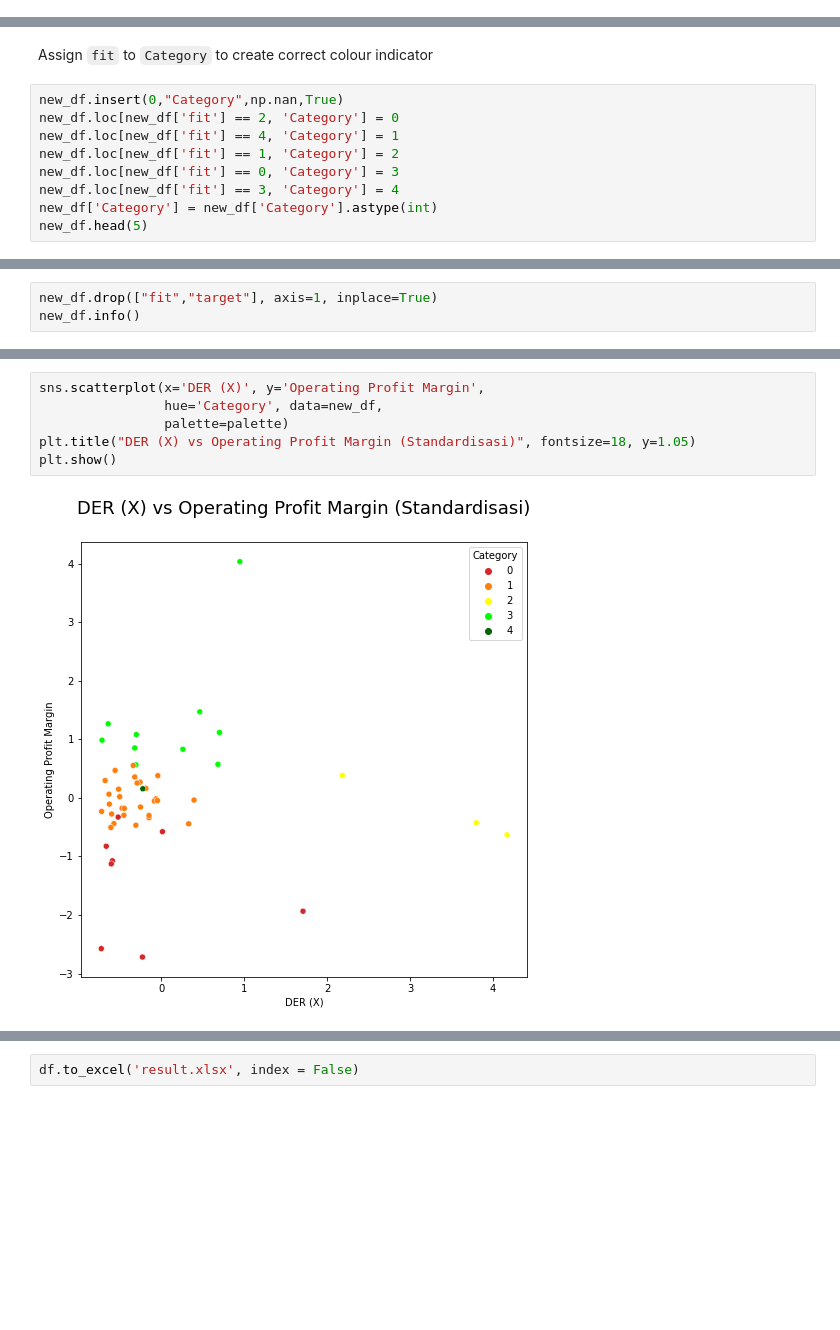
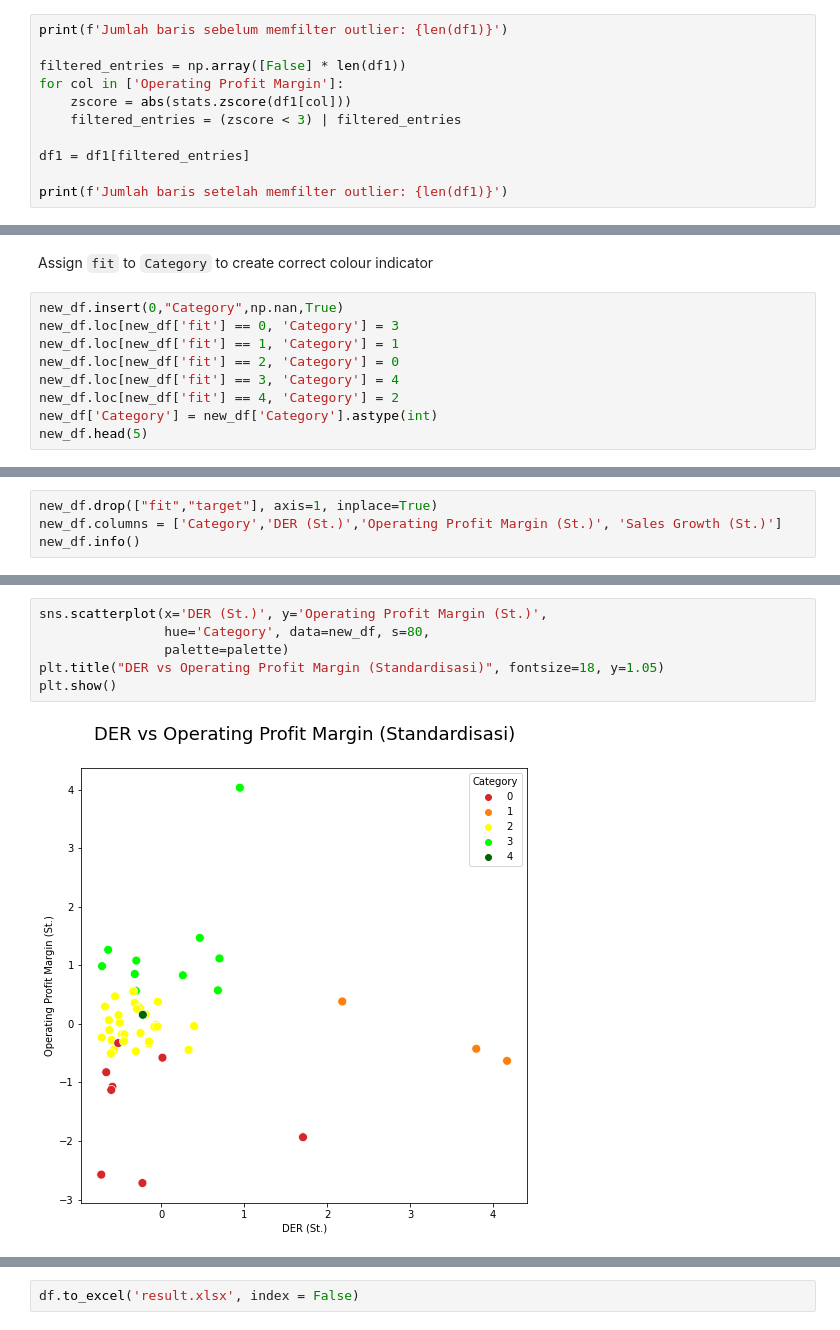
Before and after one commit to jheikal/Finance_DataScience-CLustering_Industries1, a Jupyter notebook: kmeans-3var.ipynb, the cells around one changed output, grey strips where cells are left out. Drawn from its saved outputs; the diff is of its cells as text; blank space fills up the shorter version.

Commit message:
Add files via upload
Added:
2.2 Outlier
4. Get Centroid
5. Cluster Description
and several adjustment

```diff
--- a/kmeans-3var.ipynb
+++ b/kmeans-3var.ipynb
@@ -57,0 +85,11 @@ df1.describe()
+# %%
+print(f'Jumlah baris sebelum memfilter outlier: {len(df1)}')
+
+filtered_entries = np.array([False] * len(df1))
+for col in ['Operating Profit Margin']:
+    zscore = abs(stats.zscore(df1[col]))
+    filtered_entries = (zscore < 3) | filtered_entries
+
+df1 = df1[filtered_entries]
+
+print(f'Jumlah baris setelah memfilter outlier: {len(df1)}')
@@ -125,11 +178,11 @@ new_df.head(5)
 Assign `fit` to `Category` to create correct colour indicator
 # %%
 new_df.insert(0,"Category",np.nan,True)
+new_df.loc[new_df['fit'] == 0, 'Category'] = 3
+new_df.loc[new_df['fit'] == 1, 'Category'] = 1
 new_df.loc[new_df['fit'] == 2, 'Category'] = 0
-new_df.loc[new_df['fit'] == 4, 'Category'] = 1
-new_df.loc[new_df['fit'] == 1, 'Category'] = 2
-new_df.loc[new_df['fit'] == 0, 'Category'] = 3
 new_df.loc[new_df['fit'] == 3, 'Category'] = 4
+new_df.loc[new_df['fit'] == 4, 'Category'] = 2
 new_df['Category'] = new_df['Category'].astype(int)
 new_df.head(5)
 # %% [output]
@@ -142,5 +197,6 @@ new_df.head(5)
 # %%
 new_df.drop(["fit","target"], axis=1, inplace=True)
+new_df.columns = ['Category','DER (St.)','Operating Profit Margin (St.)', 'Sales Growth (St.)']
 new_df.info()
 # %% [output]
 <class 'pandas.core.frame.DataFrame'>
@@ -202,9 +267,9 @@ plt.show()
 # %%
-sns.scatterplot(x='DER (X)', y='Operating Profit Margin',
-                hue='Category', data=new_df,
+sns.scatterplot(x='DER (St.)', y='Operating Profit Margin (St.)',
+                hue='Category', data=new_df, s=80,
                 palette=palette)
-plt.title("DER (X) vs Operating Profit Margin (Standardisasi)", fontsize=18, y=1.05)
+plt.title("DER vs Operating Profit Margin (Standardisasi)", fontsize=18, y=1.05)
 plt.show()
 # %% [output]
-[figure, old version]
+[figure, new version]
 # %% [markdown]
```
Also changed, not shown: parts of 36 cells of this notebook, 3 other files.
